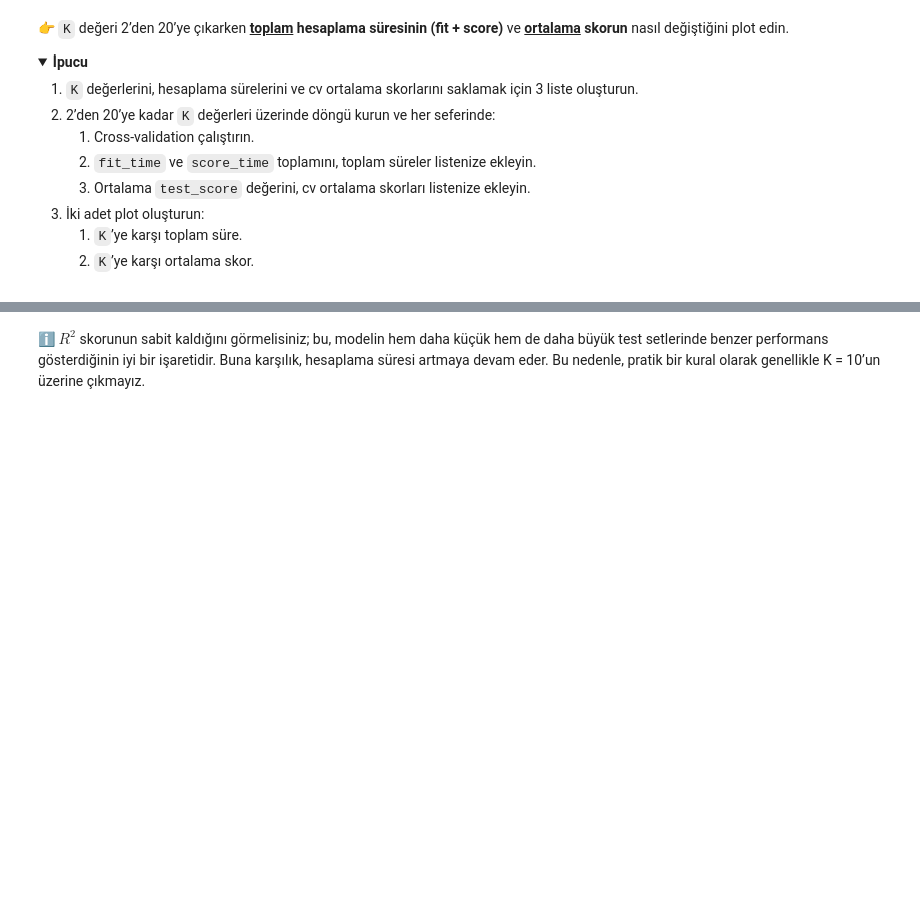
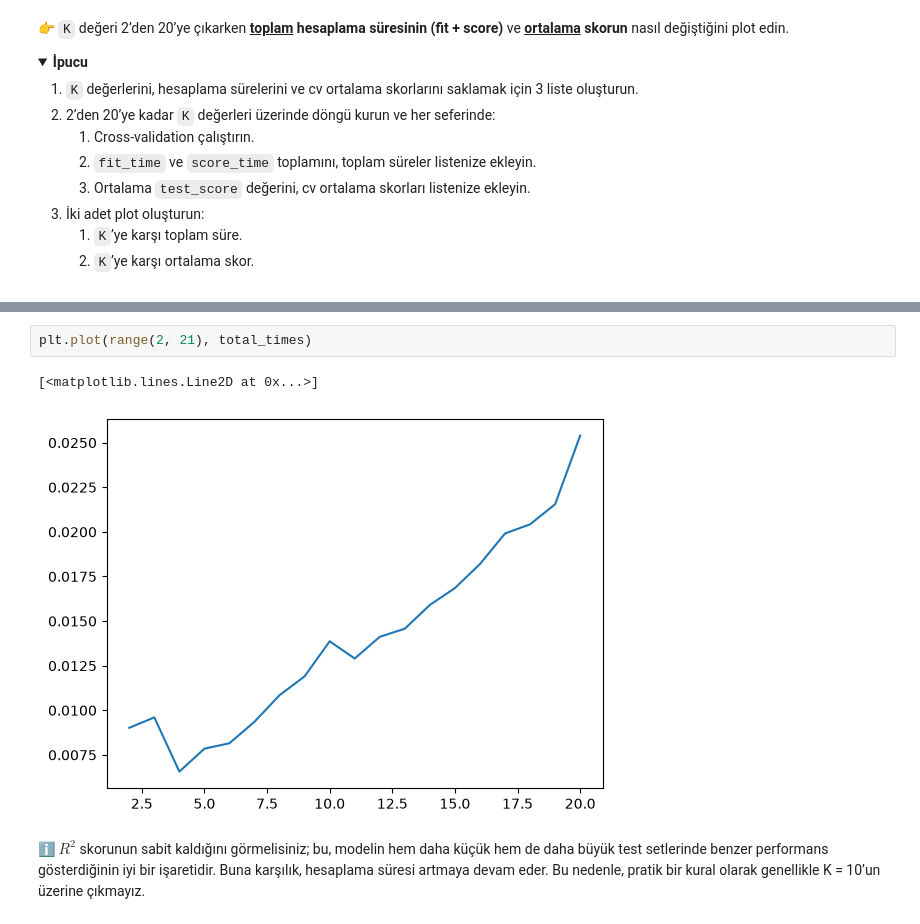
Before and after one commit to serenkayranerbas/S16D1-S-data-linear-regression, a Jupyter notebook: Linear_Regression.ipynb, the cells around one changed output, grey strips where cells are left out. Cells and saved outputs as stored; diff of their text form; folded sections open; blank space fills up the shorter version.

```diff
--- a/Linear_Regression.ipynb
+++ b/Linear_Regression.ipynb
@@ -141,3 +153,8 @@ git push origin master
+# %%
+plt.plot(range(2, 21), total_times)
+# %% [output]
+[<matplotlib.lines.Line2D at 0x...>]
+[figure, added]
 # %% [markdown]
 ℹ️ $R^2$ skorunun sabit kaldığını görmelisiniz; bu, modelin hem daha küçük hem de daha büyük test setlerinde benzer performans gösterdiğinin iyi bir işaretidir. Buna karşılık, hesaplama süresi artmaya devam eder. Bu nedenle, pratik bir kural olarak genellikle K = 10’un üzerine çıkmayız.
 # %% [markdown]
```
Also changed, not shown: parts of 14 cells of this notebook, 1 other file.
